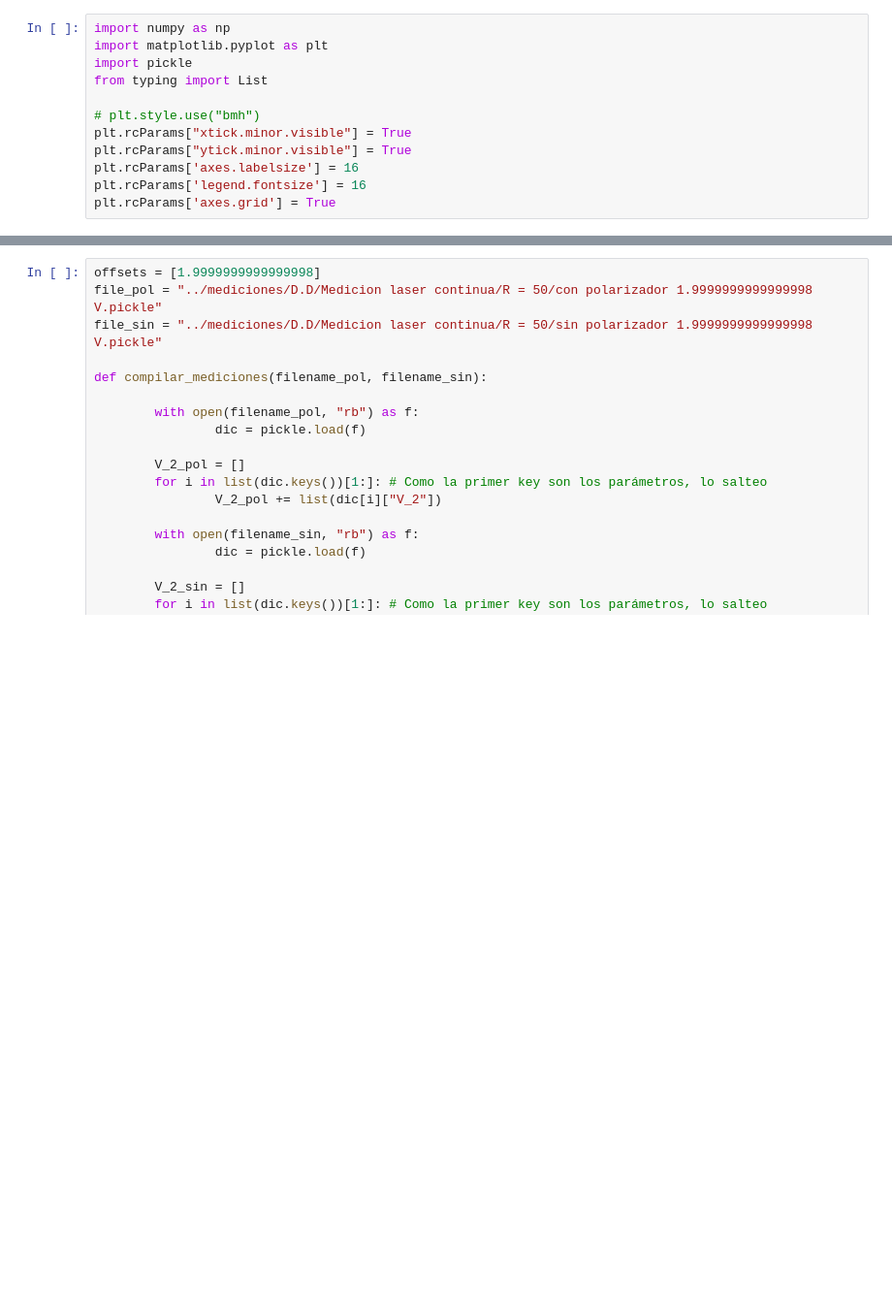
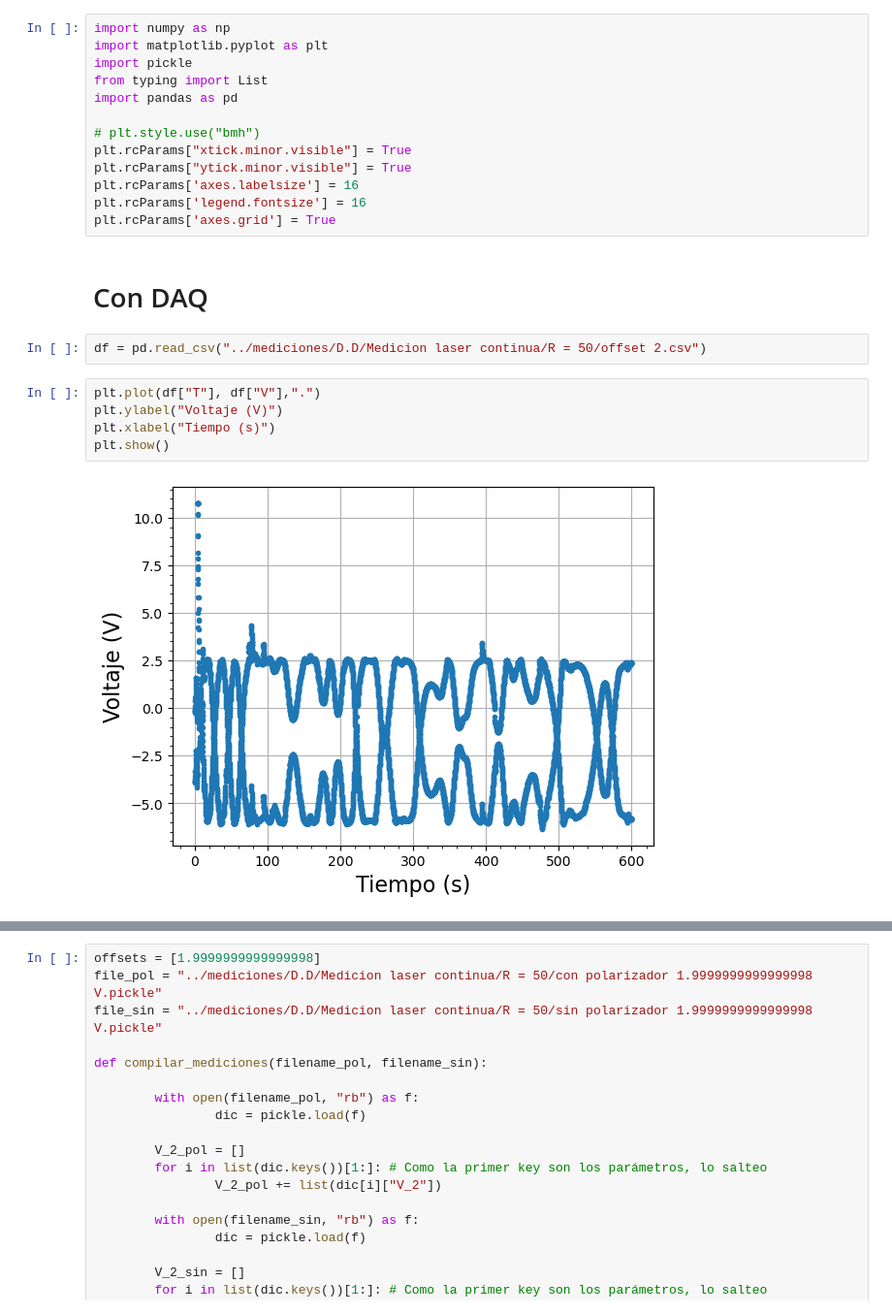
Before and after one commit to DelManuel/Magnetometro-optico, a Jupyter notebook: códigos/analisis medicion continua.ipynb, the cells around one changed output, grey strips where cells are left out. Shown at 97% size. Saved outputs shown, nothing was run; the diff lists cells and outputs as text; blank space fills up the shorter version.

```diff
--- a/códigos/analisis medicion continua.ipynb
+++ b/códigos/analisis medicion continua.ipynb
@@ -3,6 +3,7 @@ import numpy as np
 import matplotlib.pyplot as plt
 import pickle
 from typing import List
+import pandas as pd
 
 # plt.style.use("bmh")
 plt.rcParams["xtick.minor.visible"] = True
@@ -10,3 +11,14 @@ plt.rcParams["ytick.minor.visible"] = True
 plt.rcParams['axes.labelsize'] = 16
 plt.rcParams['legend.fontsize'] = 16
 plt.rcParams['axes.grid'] = True
+# %% [markdown]
+# Con DAQ
+# %%
+df = pd.read_csv("../mediciones/D.D/Medicion laser continua/R = 50/offset 2.csv")
+# %%
+plt.plot(df["T"], df["V"],".")
+plt.ylabel("Voltaje (V)")
+plt.xlabel("Tiempo (s)")
+plt.show()
+# %% [output]
+[figure, added]
```
Also changed, not shown: parts of 2 cells of this notebook, 7 other files.
